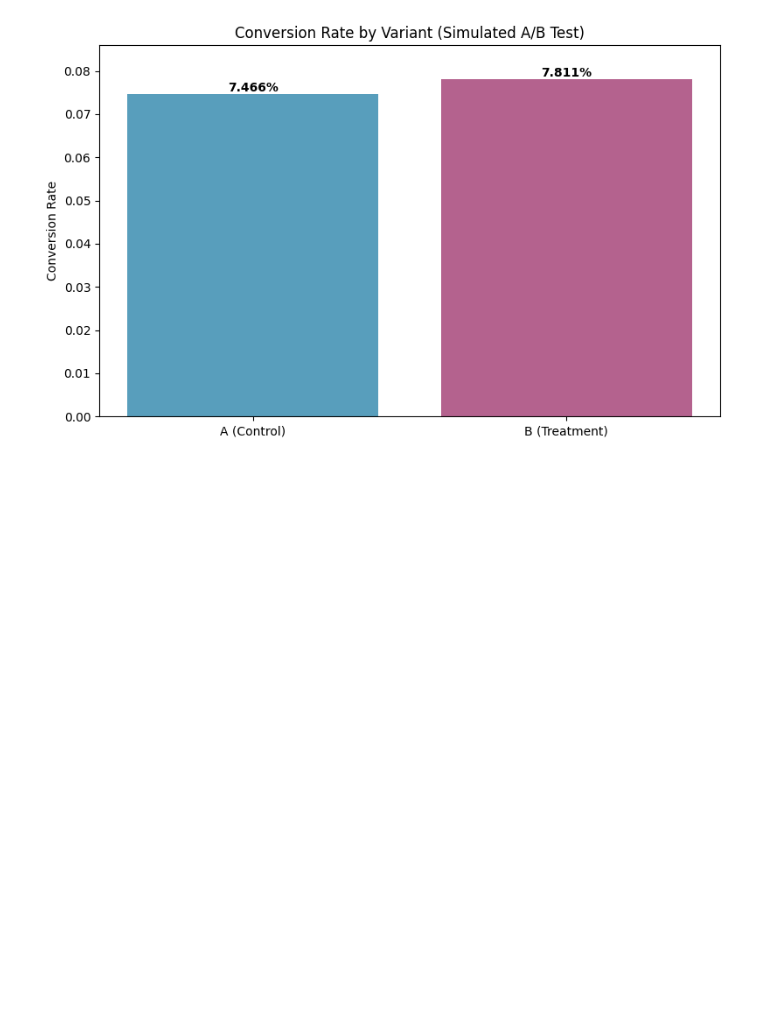
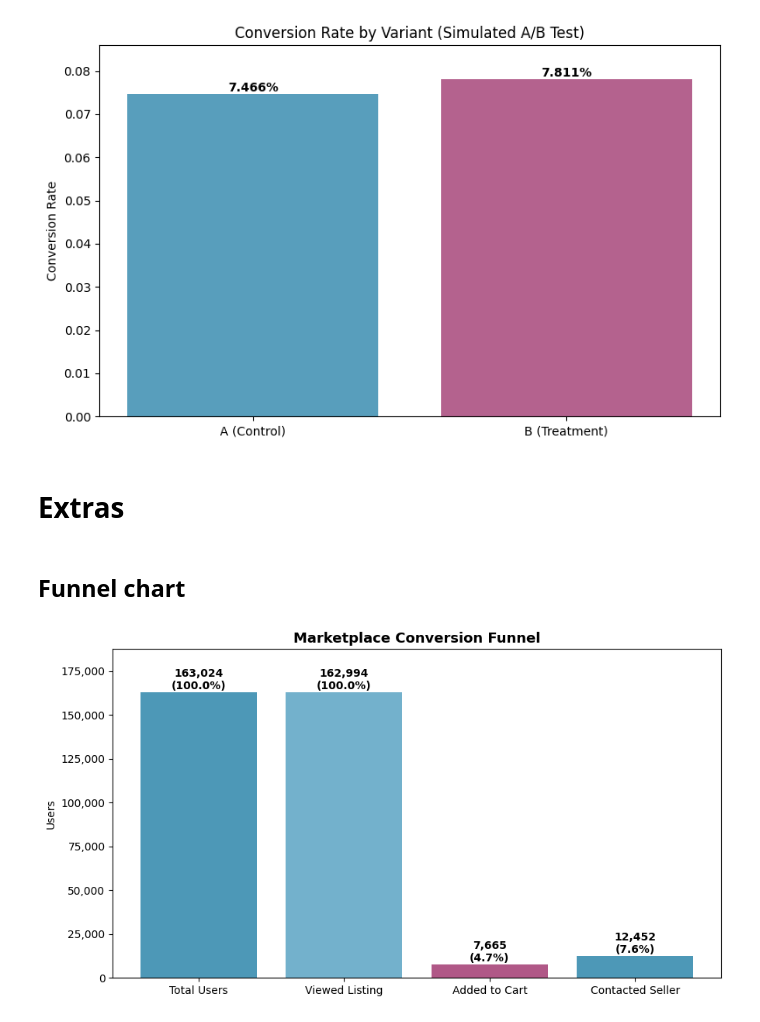
Before and after one commit to omotalan/data-project-templates, a Jupyter notebook: data-analysis/marketplace-analytics/notebook/analysis.ipynb, the cells around one changed output. Saved outputs shown, nothing was run; the diff lists cells and outputs as text; code cells hidden in the pictures; blank space fills up the shorter version.

Commit message:
refactor dbt modelling and chunk processor, create extra analyses

```diff
--- a/data-analysis/marketplace-analytics/notebook/analysis.ipynb
+++ b/data-analysis/marketplace-analytics/notebook/analysis.ipynb
@@ -157,3 +157,55 @@ plt.tight_layout()
 plt.show()
 # %% [output]
 [figure]
+# %% [markdown]
+# Extras
+# %% [markdown]
+## Funnel chart
+# %%
+# === FUNNEL ANALYSIS ===
+con = duckdb.connect("../data/marketplace-analytics.duckdb")
+
+df_funnel = con.execute("SELECT * FROM marts.fct_funnel").df()
+con.close()
+
+# Aggregate safely at user level first
+funnel_agg = df_funnel.groupby('user_id').agg({
+    'viewed': 'max',
+    'added_to_cart': 'max',
+    'contacted': 'max'
+}).reset_index()
+
+funnel_steps = {
+    'Total Users':      len(funnel_agg),
+    'Viewed Listing':   funnel_agg['viewed'].sum(),
+    'Added to Cart':    funnel_agg['added_to_cart'].sum(),
+    'Contacted Seller': funnel_agg['contacted'].sum()
+}
+
+
+steps = list(funnel_steps.keys())
+users = list(funnel_steps.values())
+drop_off = [1.0] + [users[i] / users[0] for i in range(1, len(users))]
+
+# Chart
+fig, ax = plt.subplots(figsize=(9, 5))
+
+bars = ax.bar(steps, users, color=['#2E86AB', '#5BA4C4', '#A23B72'], alpha=0.85)
+
+# Value labels on bars
+for bar, u, pct in zip(bars, users, drop_off):
+    ax.text(bar.get_x() + bar.get_width() / 2,
+            bar.get_height() + max(users) * 0.01,
+            f'{int(u):,}\n({pct:.1%})',
+            ha='center', fontsize=10, fontweight='bold')
+
+ax.set_ylabel('Users')
+ax.set_title('Marketplace Conversion Funnel', fontsize=13, fontweight='bold')
+ax.set_ylim(0, max(users) * 1.15)
+ax.yaxis.set_major_formatter(plt.FuncFormatter(lambda x, _: f'{int(x):,}'))
+
+plt.tight_layout()
+plt.savefig('../data/funnel_chart.png', dpi=150)
+plt.show()
+# %% [output]
+[figure, added]
```
Also changed, not shown: parts of 2 cells of this notebook, 8 other files.
